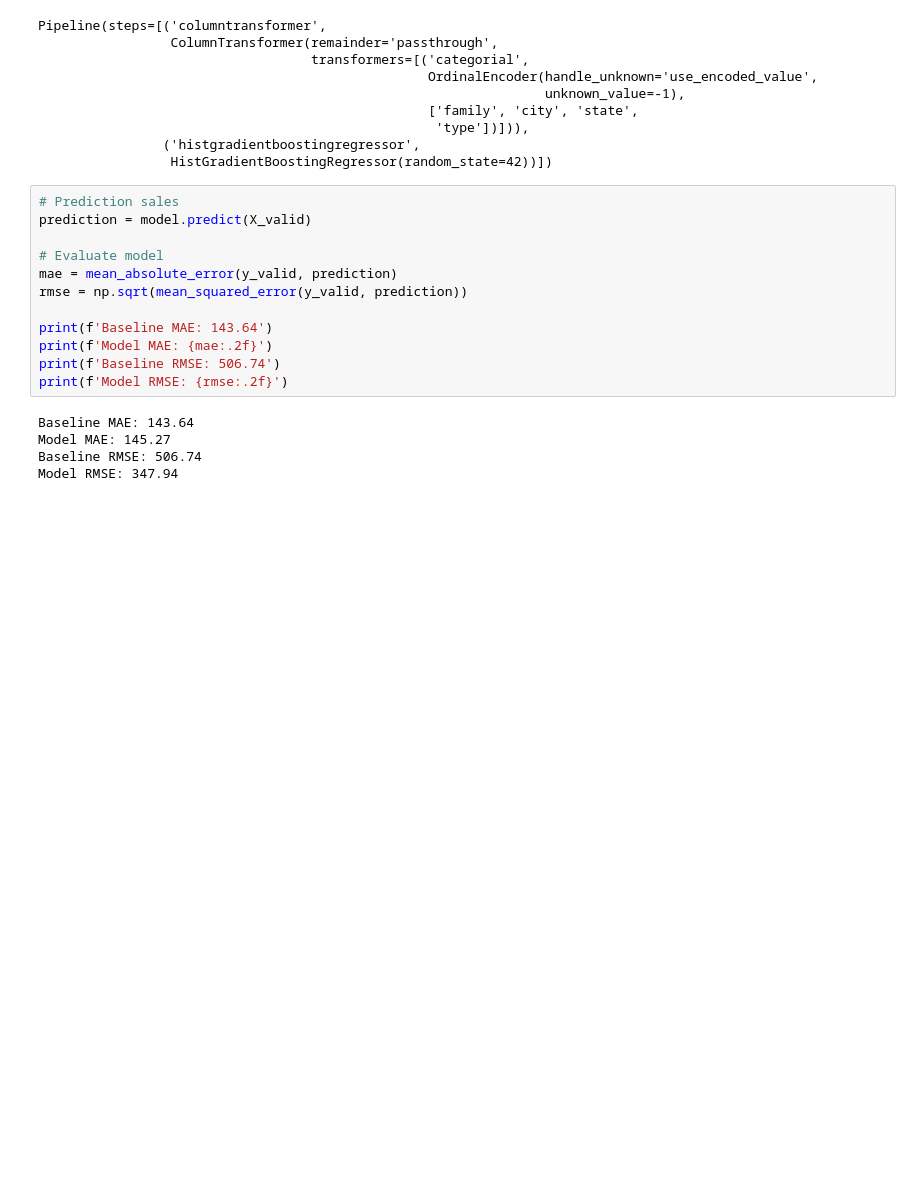
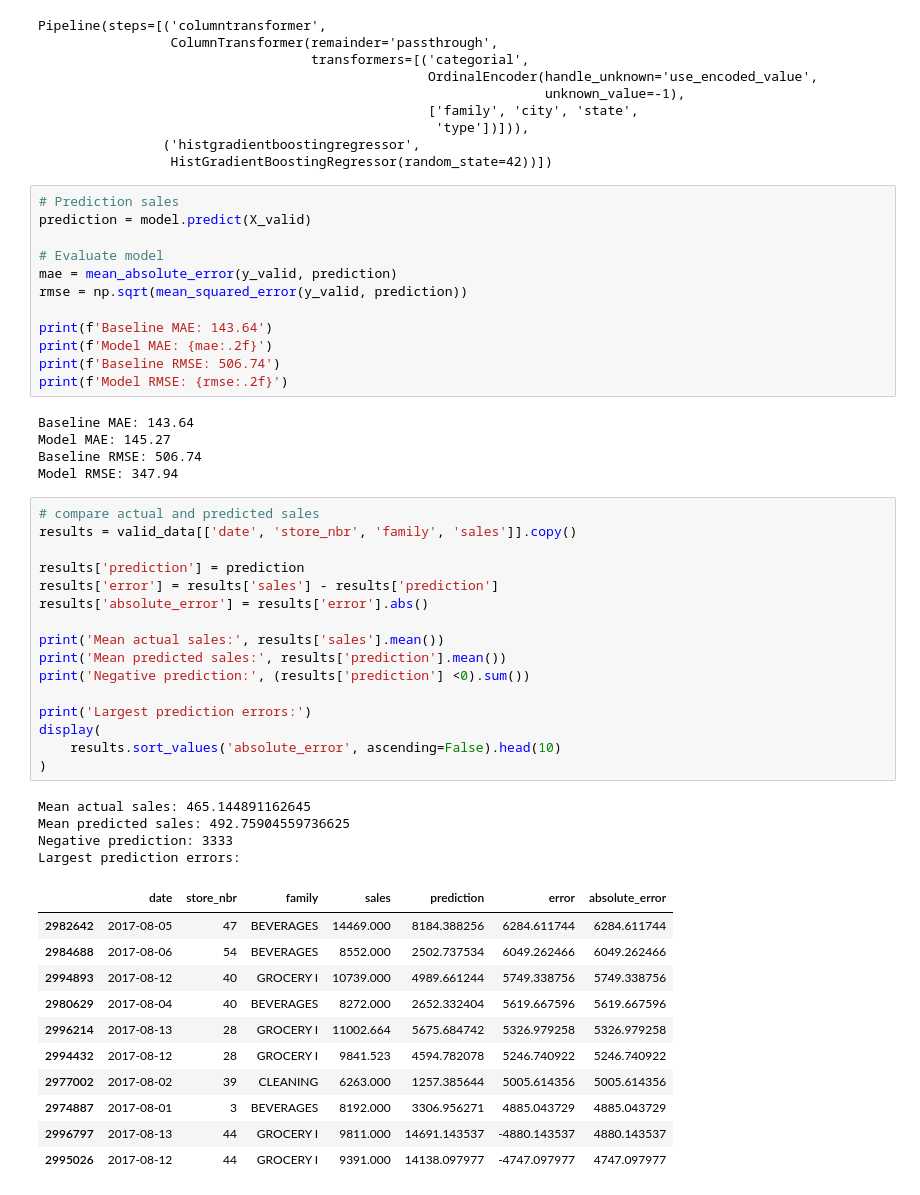
Before and after one commit to clia7/Data_Analytics_Journey, a Jupyter notebook: 06_Store_Sales_Case_Study/notebooks/03_Store_Sales_ML.ipynb, the cells around one changed output. Saved outputs shown, nothing was run; the diff lists cells and outputs as text; blank space fills up the shorter version.

Commit message:
compare actual and pred sales

```diff
--- a/06_Store_Sales_Case_Study/notebooks/03_Store_Sales_ML.ipynb
+++ b/06_Store_Sales_Case_Study/notebooks/03_Store_Sales_ML.ipynb
@@ -203,3 +203,35 @@ Baseline MAE: 143.64
 Model MAE: 145.27
 Baseline RMSE: 506.74
 Model RMSE: 347.94
+# %%
+# compare actual and predicted sales
+results = valid_data[['date', 'store_nbr', 'family', 'sales']].copy()
+
+results['prediction'] = prediction
+results['error'] = results['sales'] - results['prediction']
+results['absolute_error'] = results['error'].abs()
+
+print('Mean actual sales:', results['sales'].mean())
+print('Mean predicted sales:', results['prediction'].mean())
+print('Negative prediction:', (results['prediction'] <0).sum())
+
+print('Largest prediction errors:')
+display(
+    results.sort_values('absolute_error', ascending=False).head(10)
+)
+# %% [output]
+Mean actual sales: 465.144891162645
+Mean predicted sales: 492.75904559736625
+Negative prediction: 3333
+Largest prediction errors:
+|  | date | store_nbr | family | sales | prediction | error | absolute_error |
+| 2982642 | 2017-08-05 | 47 | BEVERAGES | 14469.000 | 8184.388256 | 6284.611744 | 6284.611744 |
+| 2984688 | 2017-08-06 | 54 | BEVERAGES | 8552.000 | 2502.737534 | 6049.262466 | 6049.262466 |
+| 2994893 | 2017-08-12 | 40 | GROCERY I | 10739.000 | 4989.661244 | 5749.338756 | 5749.338756 |
+| 2980629 | 2017-08-04 | 40 | BEVERAGES | 8272.000 | 2652.332404 | 5619.667596 | 5619.667596 |
+| 2996214 | 2017-08-13 | 28 | GROCERY I | 11002.664 | 5675.684742 | 5326.979258 | 5326.979258 |
+| 2994432 | 2017-08-12 | 28 | GROCERY I | 9841.523 | 4594.782078 | 5246.740922 | 5246.740922 |
+| 2977002 | 2017-08-02 | 39 | CLEANING | 6263.000 | 1257.385644 | 5005.614356 | 5005.614356 |
+| 2974887 | 2017-08-01 | 3 | BEVERAGES | 8192.000 | 3306.956271 | 4885.043729 | 4885.043729 |
+| 2996797 | 2017-08-13 | 44 | GROCERY I | 9811.000 | 14691.143537 | -4880.143537 | 4880.143537 |
+| 2995026 | 2017-08-12 | 44 | GROCERY I | 9391.000 | 14138.097977 | -4747.097977 | 4747.097977 |
```
